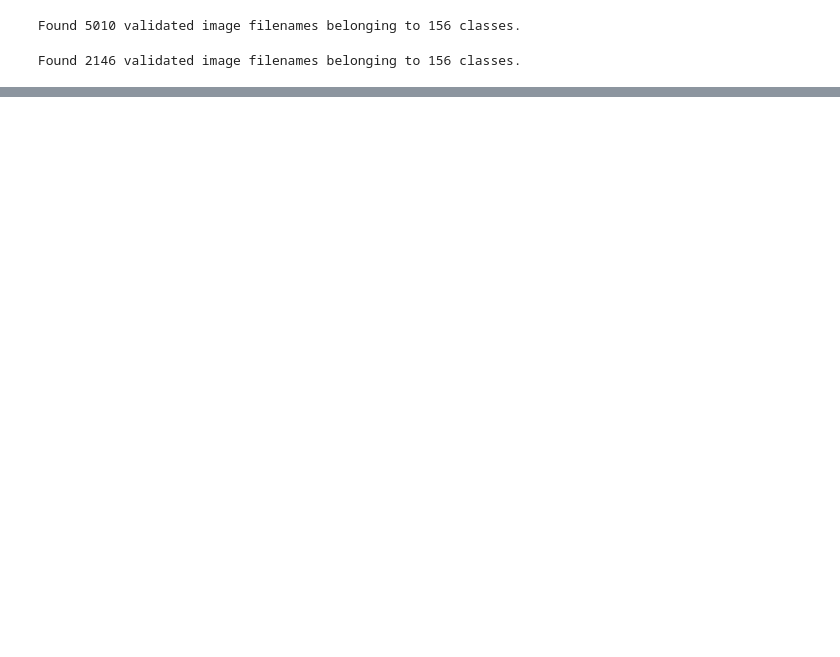
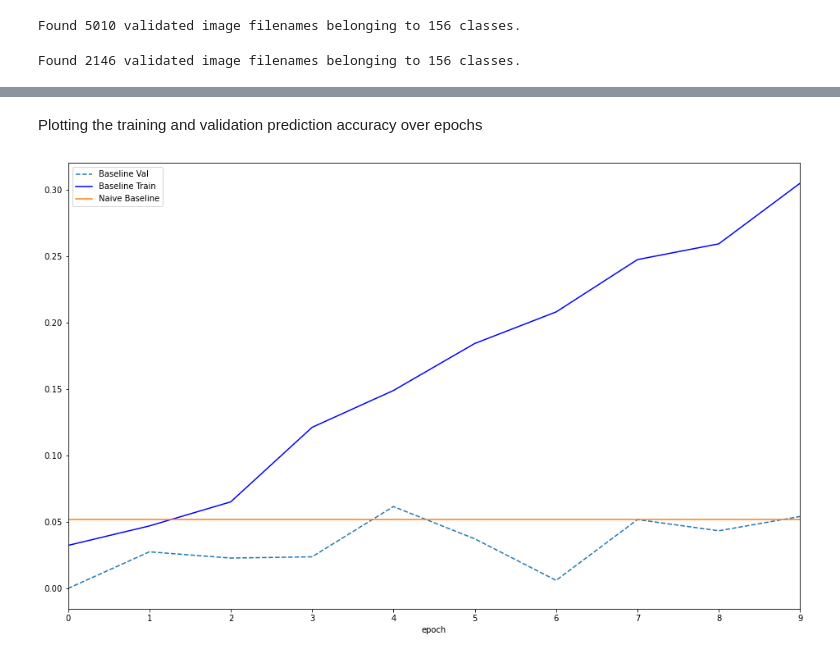
Before and after one commit to dkwliu/AllProjects, a Jupyter notebook: Python/Orchid CNN/HW2_DavidLiu_Q2.ipynb, the cells around one changed output, grey strips where cells are left out. Cells and saved outputs as stored; diff of their text form; code cells hidden in the pictures; blank space fills up the shorter version.

```diff
--- a/Python/Orchid CNN/HW2_DavidLiu_Q2.ipynb
+++ b/Python/Orchid CNN/HW2_DavidLiu_Q2.ipynb
@@ -163,13 +202,14 @@ This transfer learning model will be built with Resnet50.
 # %%
-orchid_input = tf.keras.Input(shape=(300,300,3))
-
-t_model = tf.keras.applications.VGG16(include_top = False, input_shape=(300,300,3))
+t_model = tf.keras.applications.VGG16(include_top = False, input_shape=(256,256,3))
 
 for layer in t_model.layers:
     layer.trainable = False
 
 flat_layer = tf.keras.layers.Flatten()(t_model.layers[-1].output)
 dense_layer = tf.keras.layers.Dense(512, activation="relu")(flat_layer)
+dropout_layer = tf.keras.layers.Dropout(0.50)
 output_layer = tf.keras.layers.Dense(156, activation="softmax")(dense_layer)
 
 t_model = tf.keras.Model(inputs=t_model.inputs, outputs=output_layer)
+
+t_model.summary()
@@ -213,0 +236,10 @@ Using 2146 files for validation.
+# %%
+total = img_label["Images"].count()
+
+max_prob_category = img_label.groupby(["Labels"]).agg("count").reset_index()
+
+max_prob_category = max(max_prob_category["Images"])
+
+baseline_acc = max_prob_category/total
+
+baseline_acc
@@ -213,0 +248,13 @@ Using 2146 files for validation.
+# %%
+t_model.compile(optimizer=keras.optimizers.Adam(lr=0.0001),
+              loss='categorical_crossentropy',
+              metrics=['accuracy'])
+# %%
+train_step = orchid_img_train.n//orchid_img_train.batch_size
+val_step = orchid_img_val.n//orchid_img_val.batch_size
+
+t_history = t_model.fit_generator(generator = orchid_img_train,
+                                steps_per_epoch = train_step,
+                                validation_data = orchid_img_val,
+                                validation_steps = val_step,
+                                epochs=10)
@@ -213,0 +282,14 @@ Using 2146 files for validation.
+# %% [markdown]
+Plotting the training and validation prediction accuracy over epochs
+# %%
+plt.figure(figsize=(16,10))
+plt.plot(t_history.epoch, t_history.history['val_accuracy'],'--', label='Baseline Val')
+plt.plot(t_history.epoch, t_history.history['accuracy'], color='blue', label='Baseline Train')
+plt.plot([0,10], [baseline_acc, baseline_acc], label = 'Naive Baseline')
+plt.xlabel("epoch")
+plt.xlim([0,max(t_history.epoch)])
+#plt.ylim([0,1])
+plt.legend()
+plt.show()
+# %% [output]
+[figure, added]
```
Also changed, not shown: parts of 20 cells of this notebook, 1 other file.
